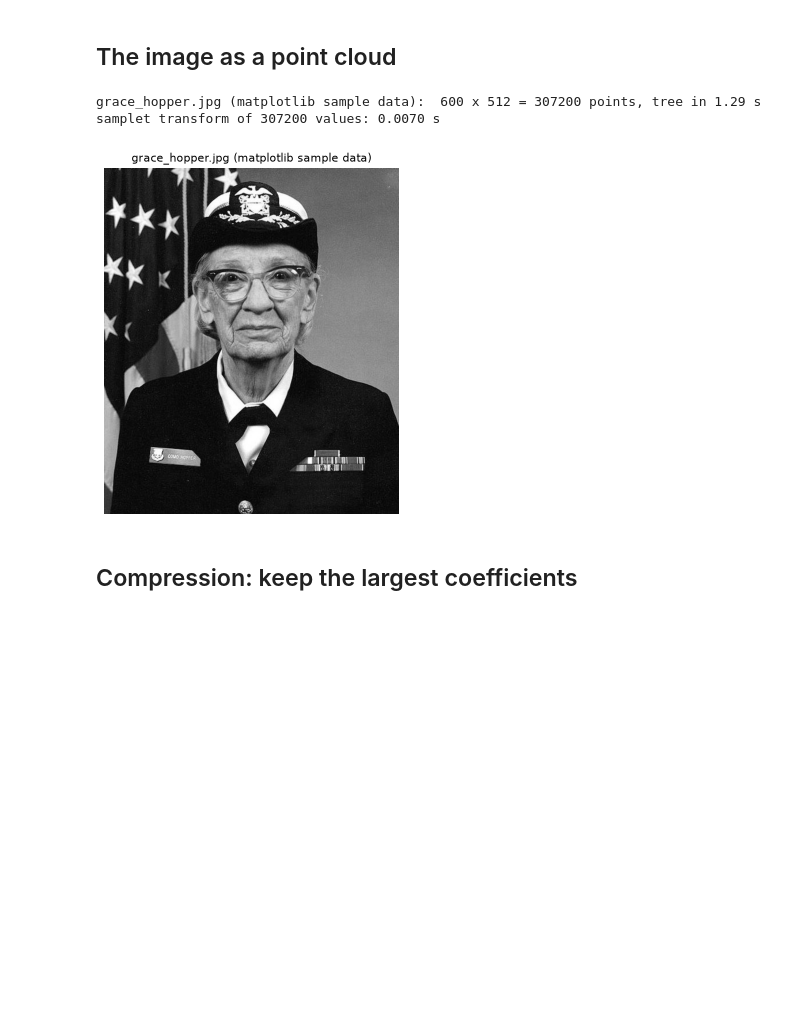
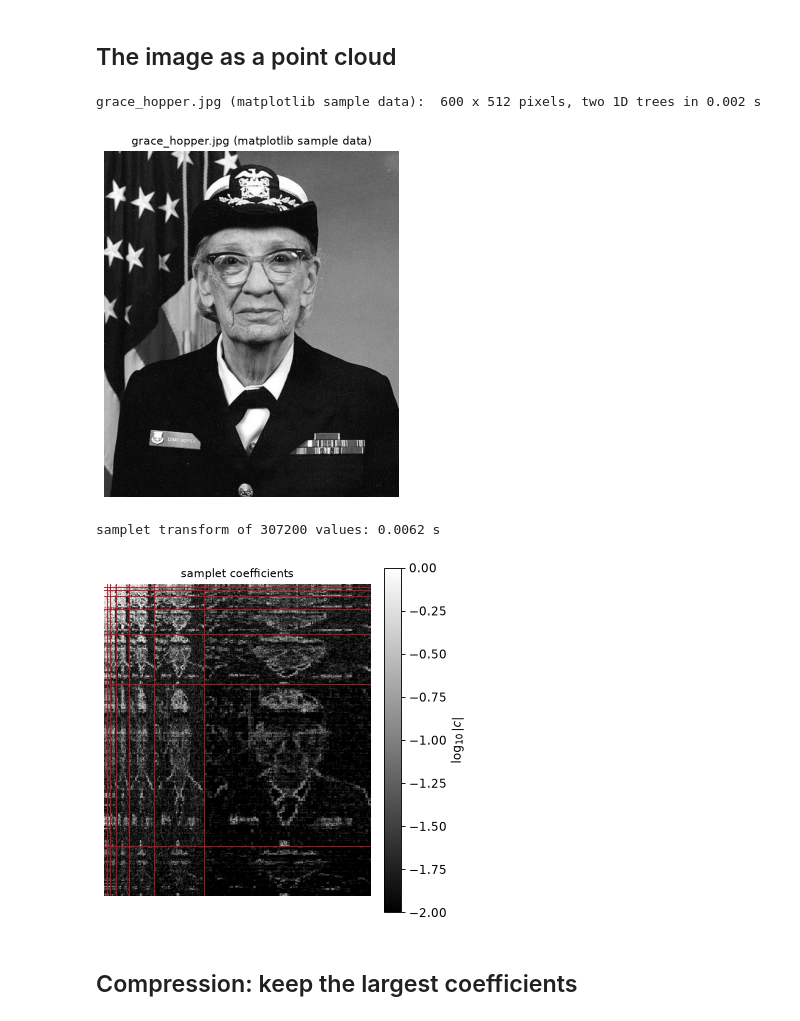
Before and after one commit to muchip/fmca, a Jupyter notebook: py/FMCA_SampletImageDenoising.ipynb, the cells around one changed output. Drawn from its saved outputs; the diff is of its cells as text; code cells hidden in the pictures; blank space fills up the shorter version.

```diff
--- a/py/FMCA_SampletImageDenoising.ipynb
+++ b/py/FMCA_SampletImageDenoising.ipynb
@@ -30,7 +30,7 @@ C_DATA, C_SAMP, C_REF = "#1f4e79", "#c1121f", "#2a9d8f"
 # %%
 import matplotlib.cbook as cbook
 
-n = 1024
+n = 2048
 try:
     raw = plt.imread(cbook.get_sample_data("grace_hopper.jpg"))
     img = (raw[..., :3].astype(float) @ np.array([0.2989, 0.5870, 0.1140]))[:n, :n] / 255.0
@@ -43,25 +43,15 @@ except Exception:                                  # offline fallback: a synthet
     title = "synthetic test image"
 
 ny, nx = img.shape
-gx, gy = np.meshgrid(np.arange(nx) / (nx - 1), np.arange(ny) / (ny - 1))
-P = np.array(np.vstack([gx.ravel(), gy.ravel()]), order="F")
-N = P.shape[1]
+N = ny * nx
 
+# one 1D samplet tree per direction: x along the rows, y along the columns
+X = np.linspace(0, 1, nx).reshape(1, nx)
+Y = np.linspace(0, 1, ny).reshape(1, ny)
 t0 = time.time()
-ST = FMCA.SampletTree(P, 3)
-print(f"{title}:  {ny} x {nx} = {N} points, tree in {time.time() - t0:.2f} s")
-
-idx = ST.indices()
-f = np.asfortranarray(img.ravel()[idx].reshape(-1, 1))   # cluster order
-t0 = time.time()
-c = ST.sampletTransform(f)
-print(f"samplet transform of {N} values: {time.time() - t0:.4f} s")
-
-def to_image(vec_cluster_order):
-    """undo the cluster ordering and reshape back to a picture"""
-    out = np.empty(N)
-    out[idx] = np.asarray(vec_cluster_order).ravel()
-    return out.reshape(ny, nx)
+STx = FMCA.SampletTree(X, 3)
+STy = FMCA.SampletTree(Y, 3)
+print(f"{title}:  {ny} x {nx} pixels, two 1D trees in {time.time() - t0:.3f} s")
 
 plt.figure(figsize=(4.6, 4.6))
 plt.imshow(img, cmap="gray", vmin=0, vmax=1)
@@ -69,9 +59,37 @@ plt.title(title, fontsize=10)
 plt.axis("off")
 plt.show()
 # %% [output]
-grace_hopper.jpg (matplotlib sample data):  600 x 512 = 307200 points, tree in 1.29 s
-samplet transform of 307200 values: 0.0070 s
+grace_hopper.jpg (matplotlib sample data):  600 x 512 pixels, two 1D trees in 0.002 s
 [figure]
+# %%
+def transform2d(A):
+    """samplet transform of every column (along y), then of every row (along x)"""
+    B = STy.sampletTransform(STy.toClusterOrder(A))
+    return STx.sampletTransform(STx.toClusterOrder(B.T)).T
+
+def inverse2d(C):
+    """inverse of transform2d, back in natural pixel order"""
+    B = STx.toNaturalOrder(STx.inverseSampletTransform(C.T)).T
+    return STy.toNaturalOrder(STy.inverseSampletTransform(B))
+
+t0 = time.time()
+c = transform2d(img)
+print(f"samplet transform of {N} values: {time.time() - t0:.4f} s")
+
+plt.figure(figsize=(4.6, 4.6))
+ly, lx = np.asarray(STy.levels()), np.asarray(STx.levels())
+for L in np.unique(ly)[1:]:
+    plt.axhline(np.argmax(ly == L) - 0.5, color="#c1121f", lw=0.8)
+for L in np.unique(lx)[1:]:
+    plt.axvline(np.argmax(lx == L) - 0.5, color="#c1121f", lw=0.8)
+plt.imshow(np.log10(np.abs(c) + 1e-12), cmap="gray", vmin=-2, vmax=0)
+plt.colorbar(label=r"$\log_{10}|c|$")
+plt.title("samplet coefficients", fontsize=10)
+plt.axis("off")
+plt.show()
+# %% [output]
+samplet transform of 307200 values: 0.0062 s
+[figure, added]
 # %% [markdown]
 ## Compression: keep the largest coefficients
 # %%
```
Also changed, not shown: parts of 7 cells of this notebook, 15 other files.
